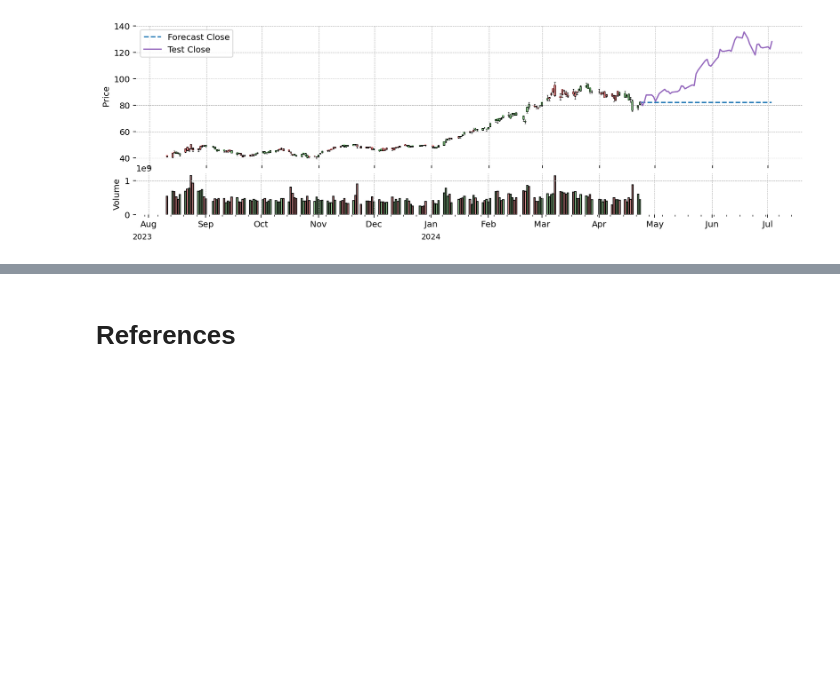
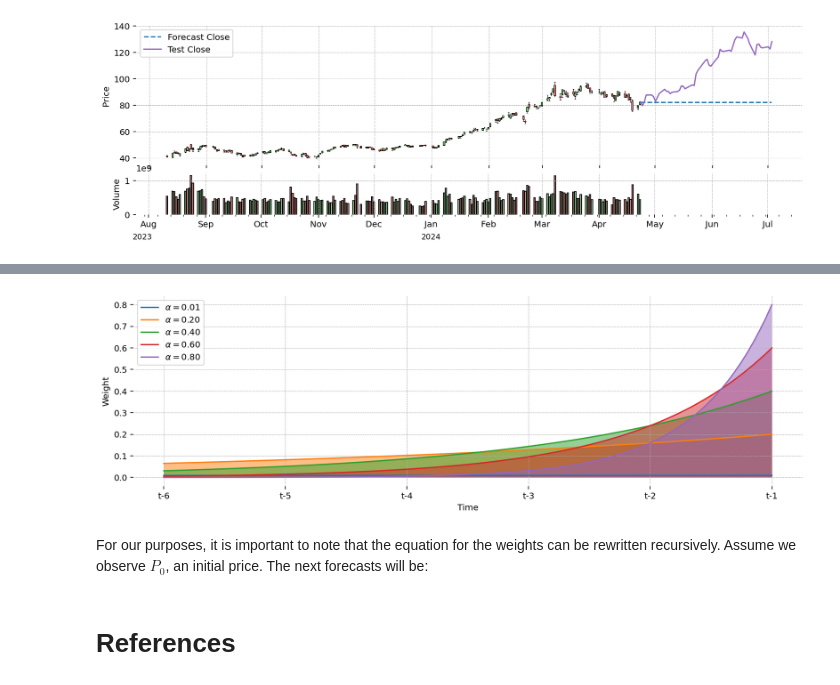
Before and after one commit to pymc-devs/pymc-experimental, a Jupyter notebook: notebooks/Exponential Trend Smoothing.ipynb, the cells around one changed output, grey strips where cells are left out. Cells and saved outputs as stored; diff of their text form; code cells hidden in the pictures; blank space fills up the shorter version.

```diff
--- a/notebooks/Exponential Trend Smoothing.ipynb
+++ b/notebooks/Exponential Trend Smoothing.ipynb
@@ -214,3 +222,25 @@ plt.show()
+# %%
+alphas = [0.01, 0.2, 0.4, 0.6, 0.8]
+time_grid = np.linspace(0, 5, 100)
+
+fig, ax = plt.subplots()
+for i, alpha in enumerate(alphas):
+    #     ax.bar(powers[::-1] + 0.15 * i, w_df.iloc[:, i], width=0.15)
+    decay = alpha * (1 - alpha) ** time_grid[::-1]
+    ax.fill_between(time_grid, 0, decay, alpha=0.5)
+    ax.plot(time_grid, decay, label=f"$\\alpha = {alpha:0.2f}$")
+ax.legend()
+ax.set(
+    ylabel="Weight",
+    xlabel="Time",
+    xticks=np.arange(6),
+    xticklabels=[f"t-{h}" for h in range(6, 0, -1)],
+)
+plt.show()
+# %% [output]
+[figure, added]
+# %% [markdown]
+For our purposes, it is important to note that the equation for the weights can be rewritten recursively. Assume we observe $P_0$, an initial price. The next forecasts will be:
 # %% [markdown]
 # References
 # %% [markdown]
```
Also changed, not shown: parts of 6 cells of this notebook.
